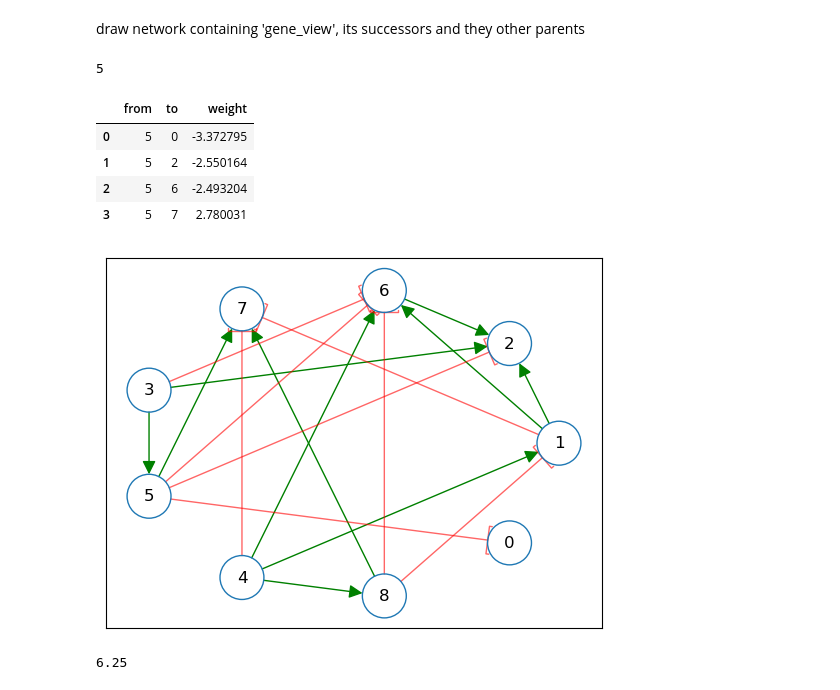
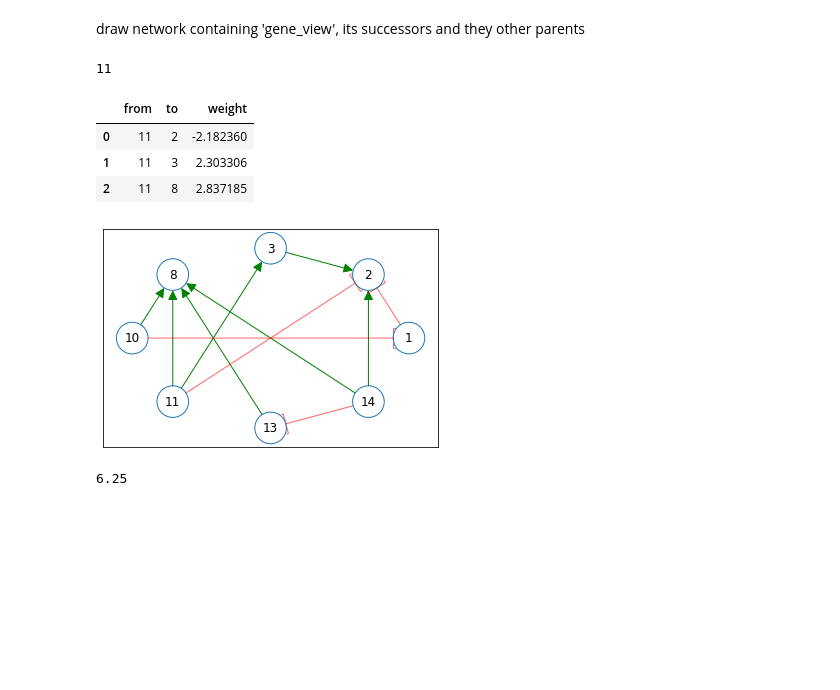
Before and after one commit to PayamDiba/SERGIO, a Jupyter notebook: perturbation.ipynb, the cells around one changed output. Saved outputs shown, nothing was run; the diff lists cells and outputs as text; code cells hidden in the pictures; blank space fills up the shorter version.

```diff
--- a/perturbation.ipynb
+++ b/perturbation.ipynb
@@ -123,3 +29,10 @@ Wall time: 24.6 s
+# %%
+pert = perturbation().load('pert_34_1000')
+# %%
+G = pert.G
+store = pert.store
+wt = pert.wt
+grn = pert.grn0
 # %%
 store.shape,wt.shape
 gene_list = list(grn.attr_['genes'].keys())
@@ -150,23 +50,22 @@ array([[[[ 0.2410473 ,  0.35291124,  1.26223564, ...,  0.84150503,
 # %% [markdown]
 draw network containing 'gene_view', its successors and they other parents
 # %%
-gene_view = '5'#gene_list[1]
+gene_view = '11'#gene_list[1]
 
 print(gene_view)
 
 
 two_step_neigh = {*itertools.chain.from_iterable([set(G.predecessors(g)) for g in set(G.successors(gene_view))])}
 #plt.figure(figsize=(8,8))
-draw_net(G.subgraph(two_step_neigh.union(G.successors(gene_view)).union({gene_view})))
+pert.draw_net(G.subgraph(two_step_neigh.union(G.successors(gene_view)).union({gene_view})))
 pd.DataFrame([[a,b,d['weight']] for a,b,d in list(G.out_edges(gene_view,data=True))],columns=[['from','to','weight']])
 # %% [output]
-5
+11
 |  | from | to | weight |
-| 0 | 5 | 0 | -3.372795 |
-| 1 | 5 | 2 | -2.550164 |
-| 2 | 5 | 6 | -2.493204 |
-| 3 | 5 | 7 | 2.780031 |
+| 0 | 11 | 2 | -2.182360 |
+| 1 | 11 | 3 | 2.303306 |
+| 2 | 11 | 8 | 2.837185 |
-[figure, old version]
+[figure, new version]
 # %%
 5/0.8
 # %% [output]
```
Also changed, not shown: parts of 14 cells of this notebook, 2 other files.
